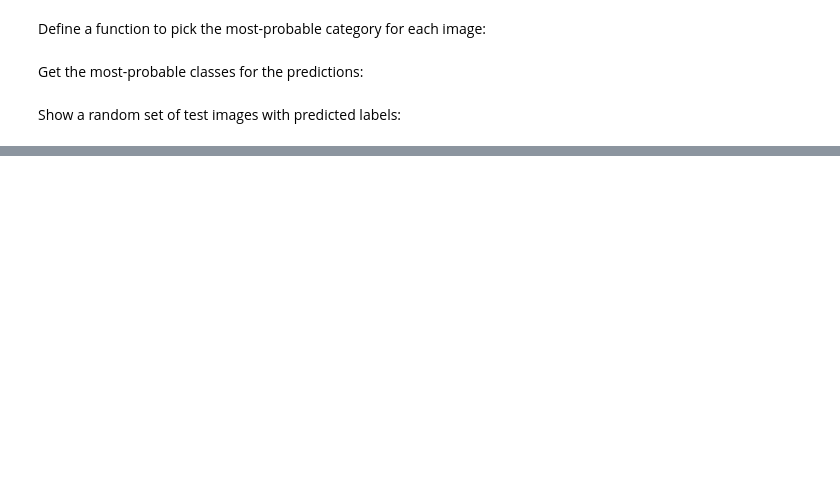
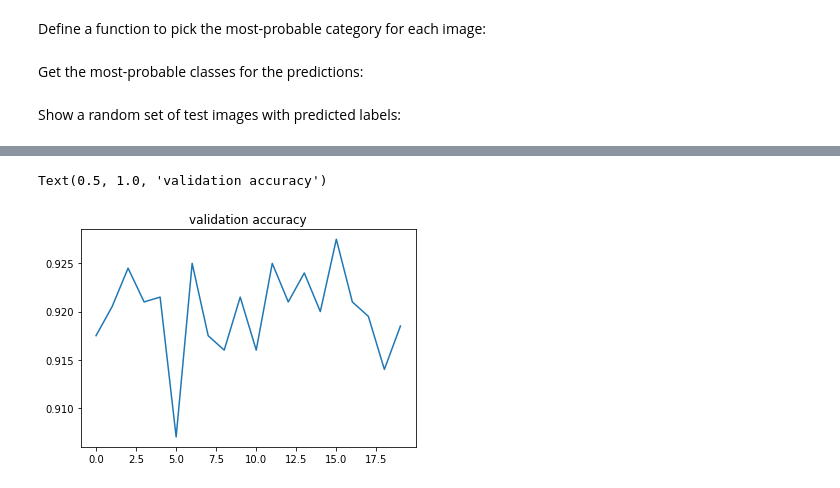
Before and after one commit to r-build/fashionMNIST-classify, a Jupyter notebook: fashionMNIST-simpleneuralnetwork.ipynb, the cells around one changed output, grey strips where cells are left out. Cells and saved outputs as stored; diff of their text form; code cells hidden in the pictures; blank space fills up the shorter version.

```diff
--- a/fashionMNIST-simpleneuralnetwork.ipynb
+++ b/fashionMNIST-simpleneuralnetwork.ipynb
@@ -237,0 +240,6 @@ for i in range(0, grid_len):
+# %%
+plt.plot(model_fit.history['val_acc'])
+plt.title("validation accuracy")
+# %% [output]
+Text(0.5, 1.0, 'validation accuracy')
+[figure, added]
```
Also changed, not shown: parts of 15 cells of this notebook, 1 other file.
